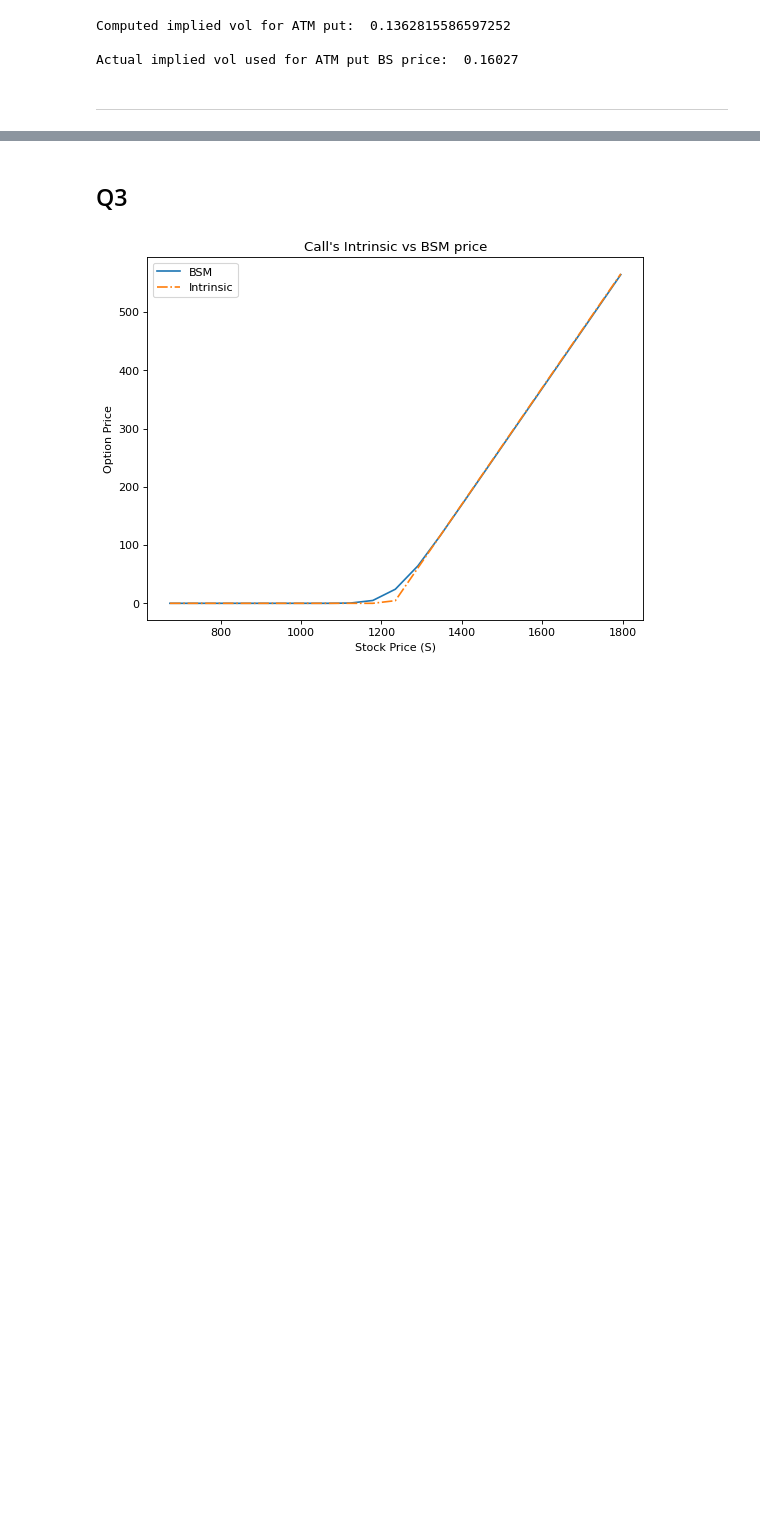
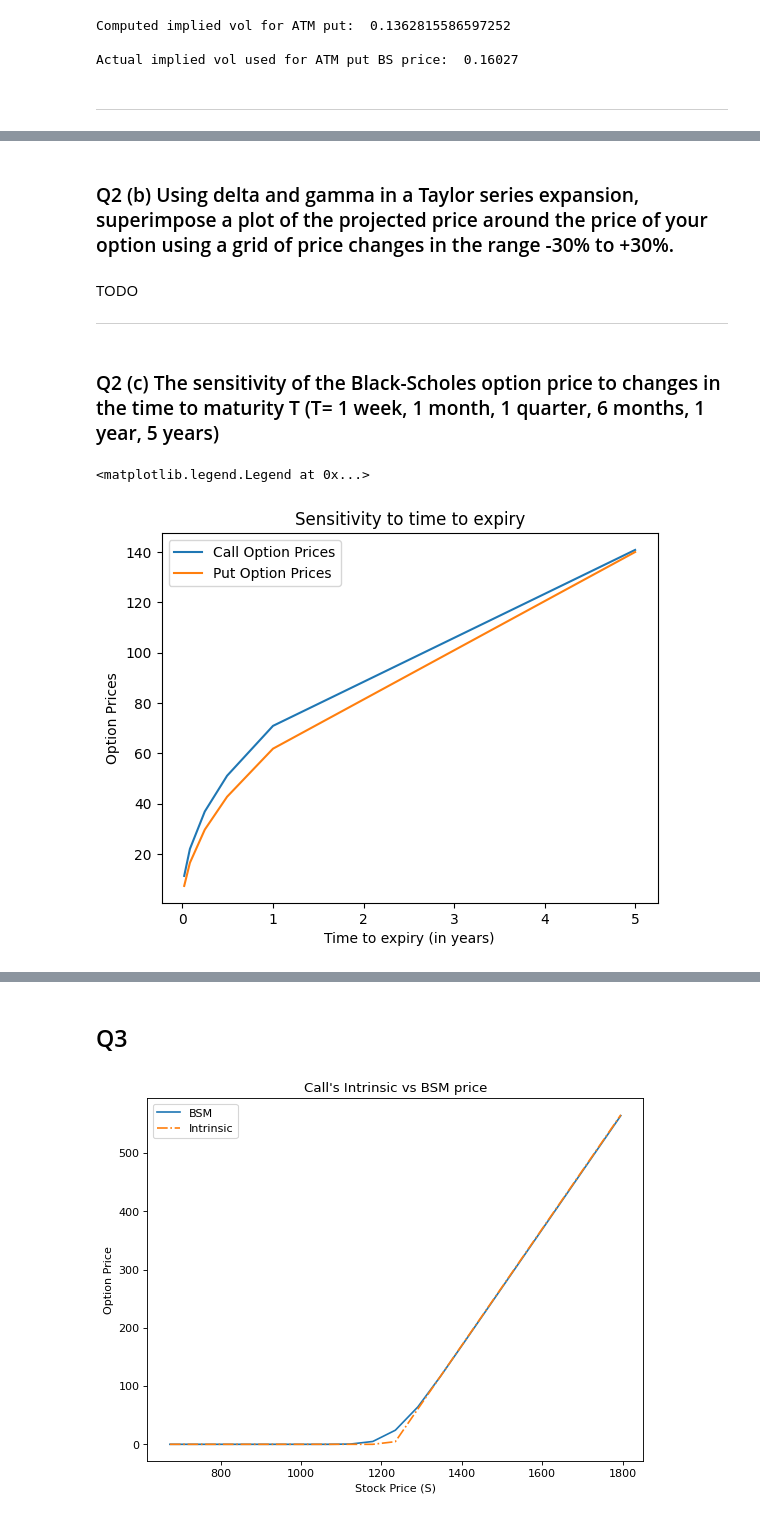
Before and after one commit to kuntojirohan/options-pricing-project, a Jupyter notebook: derivatives_assignment.ipynb, the cells around one changed output, grey strips where cells are left out. Cells and saved outputs as stored; diff of their text form; code cells hidden in the pictures; blank space fills up the shorter version.

Commit message:
Q2 answered barring the Taylor series expansion

```diff
--- a/derivatives_assignment.ipynb
+++ b/derivatives_assignment.ipynb
@@ -261,9 +261,10 @@ def compute_sigma_newton(S, K, r, t, q, actual_price, c_p, maxIterations=1000, d
     return _sigma
 # %%
 # compute the implied vol for ATM call option
-print("Computed implied vol for ATM call: ", compute_sigma_newton(S=spxSpot, K=callAtmData.Strike,
+callAtmCalIv = compute_sigma_newton(S=spxSpot, K=callAtmData.Strike,
                                                                   r=zeroRate, t=timeToExpiry,
-                                                                q=divYield, actual_price=callAtmBidAskMid, c_p='C'))
+                                                                q=divYield, actual_price=callAtmBidAskMid, c_p='C')
+print("Computed implied vol for ATM call: ", callAtmCalIv)
 print("\nActual implied vol used for ATM call BS price: ", callAtmData['Implied Vol'])
 # %% [output]
 Computed implied vol for ATM call:  0.16496548488548052
@@ -271,9 +272,10 @@ Computed implied vol for ATM call:  0.16496548488548052
 Actual implied vol used for ATM call BS price:  0.17058
 # %%
 # compute the implied vol for ATM put option
-print("Computed implied vol for ATM put: ", compute_sigma_newton(S=spxSpot, K=putAtmData.Strike,
+putAtmCalIv = compute_sigma_newton(S=spxSpot, K=putAtmData.Strike,
                                                                   r=zeroRate, t=timeToExpiry,
-                                                                q=divYield, actual_price=putAtmBidAskMid, c_p='P'))
+                                                                q=divYield, actual_price=putAtmBidAskMid, c_p='P')
+print("Computed implied vol for ATM put: ", putAtmCalIv)
 print("\nActual implied vol used for ATM put BS price: ", putAtmData['Implied Vol'])
 # %% [output]
 Computed implied vol for ATM put:  0.1362815586597252
@@ -411,0 +322,29 @@ plot_sensitivity(q2d_df, 'Rate', 'BSM Option Price')
+# %% [markdown]
+### Q2 (b) Using delta and gamma in a Taylor series expansion, superimpose a plot of the projected price around the price of your option using a grid of price changes in the range -30% to +30%.
+# %% [markdown]
+TODO
+
+---
+# %% [markdown]
+### Q2 (c) The sensitivity of the Black-Scholes option price to changes in the time to maturity T (T= 1 week, 1 month, 1 quarter, 6 months, 1 year, 5 years)
+# %%
+# Time range from 1 week to 5 years (all annualised)
+expiryTimeRange = [7.0/365, 30.0/365, 90.0/365, 180.0/365, 1.0, 5.0]
+
+callPricesForTime = [BsOption(spot=spxSpot, strike=callAtmData.Strike, time=time, \
+                               intRate=zeroRate, divY=divYield, sigma=callAtmCalIv)
+                      .price(optType='C') for time in expiryTimeRange]
+putPricesForTime = [BsOption(spot=spxSpot, strike=putAtmData.Strike, time=time, \
+                               intRate=zeroRate, divY=divYield, sigma=putAtmCalIv)
+                      .price(optType='P') for time in expiryTimeRange]
+
+# plot the time to expiry values against call & put prices
+plt.plot(expiryTimeRange, callPricesForTime, label='Call Option Prices')
+plt.plot(expiryTimeRange, putPricesForTime, label='Put Option Prices')
+plt.xlabel('Time to expiry (in years)')
+plt.ylabel('Option Prices')
+plt.title('Sensitivity to time to expiry')
+plt.legend()
+# %% [output]
+<matplotlib.legend.Legend at 0x...>
+[figure, added]
```
Also changed, not shown: parts of 21 cells of this notebook.
